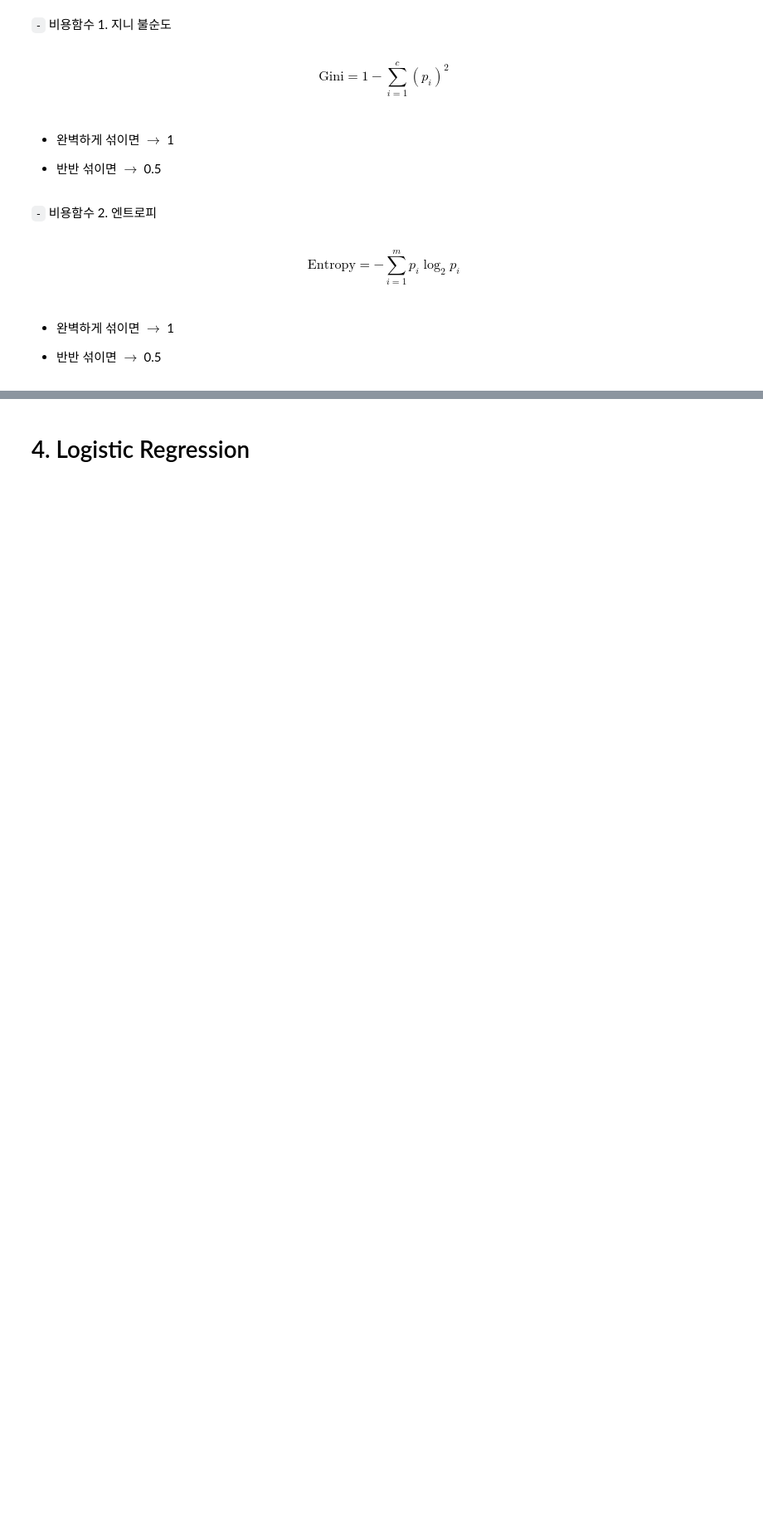
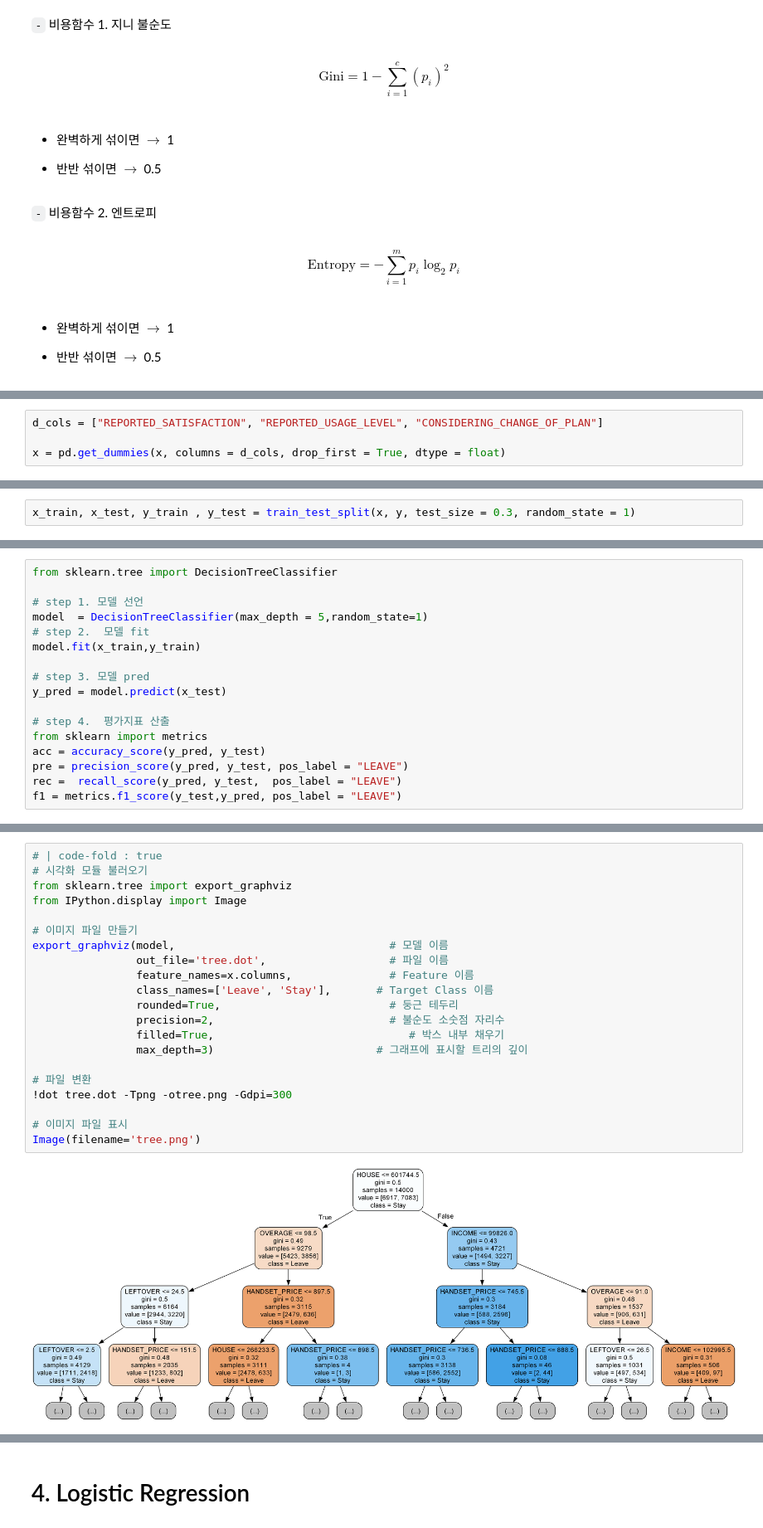
Before and after one commit to gangcheol/mysite2, a Jupyter notebook: posts/DX/04. 머신러닝/2023-09-13-02. 머신러닝 (2).ipynb, the cells around one changed output, grey strips where cells are left out. Shown at 83% size. Saved outputs shown, nothing was run; the diff lists cells and outputs as text; blank space fills up the shorter version.

```diff
--- a/posts/DX/04. 머신러닝/2023-09-13-02. 머신러닝 (2).ipynb
+++ b/posts/DX/04. 머신러닝/2023-09-13-02. 머신러닝 (2).ipynb
@@ -863,0 +1192,4 @@ $$\text {Entropy} = -\sum_{i=1}^m p_i \log_2 p_i$$
+# %%
+d_cols = ["REPORTED_SATISFACTION", "REPORTED_USAGE_LEVEL", "CONSIDERING_CHANGE_OF_PLAN"]
+
+x = pd.get_dummies(x, columns = d_cols, drop_first = True, dtype = float)
@@ -863,0 +1198,2 @@ $$\text {Entropy} = -\sum_{i=1}^m p_i \log_2 p_i$$
+# %%
+x_train, x_test, y_train , y_test = train_test_split(x, y, test_size = 0.3, random_state = 1)
@@ -863,0 +1202,17 @@ $$\text {Entropy} = -\sum_{i=1}^m p_i \log_2 p_i$$
+# %%
+from sklearn.tree import DecisionTreeClassifier
+
+# step 1. 모델 선언
+model  = DecisionTreeClassifier(max_depth = 5,random_state=1)
+# step 2.  모델 fit
+model.fit(x_train,y_train)
+
+# step 3. 모델 pred
+y_pred = model.predict(x_test)
+
+# step 4.  평가지표 산출
+from sklearn import metrics
+acc = accuracy_score(y_pred, y_test)
+pre = precision_score(y_pred, y_test, pos_label = "LEAVE")
+rec =  recall_score(y_pred, y_test,  pos_label = "LEAVE")
+f1 = metrics.f1_score(y_test,y_pred, pos_label = "LEAVE")
@@ -863,0 +1231,23 @@ $$\text {Entropy} = -\sum_{i=1}^m p_i \log_2 p_i$$
+# %%
+# | code-fold : true
+# 시각화 모듈 불러오기
+from sklearn.tree import export_graphviz
+from IPython.display import Image
+
+# 이미지 파일 만들기
+export_graphviz(model,                                 # 모델 이름
+                out_file='tree.dot',                   # 파일 이름
+                feature_names=x.columns,               # Feature 이름
+                class_names=['Leave', 'Stay'],       # Target Class 이름
+                rounded=True,                          # 둥근 테두리
+                precision=2,                           # 불순도 소숫점 자리수
+                filled=True,                              # 박스 내부 채우기
+                max_depth=3)                         # 그래프에 표시할 트리의 깊이
+
+# 파일 변환
+!dot tree.dot -Tpng -otree.png -Gdpi=300
+
+# 이미지 파일 표시
+Image(filename='tree.png')
+# %% [output]
+[figure, added]
```
Also changed, not shown: parts of 88 cells of this notebook, 39 other files.
